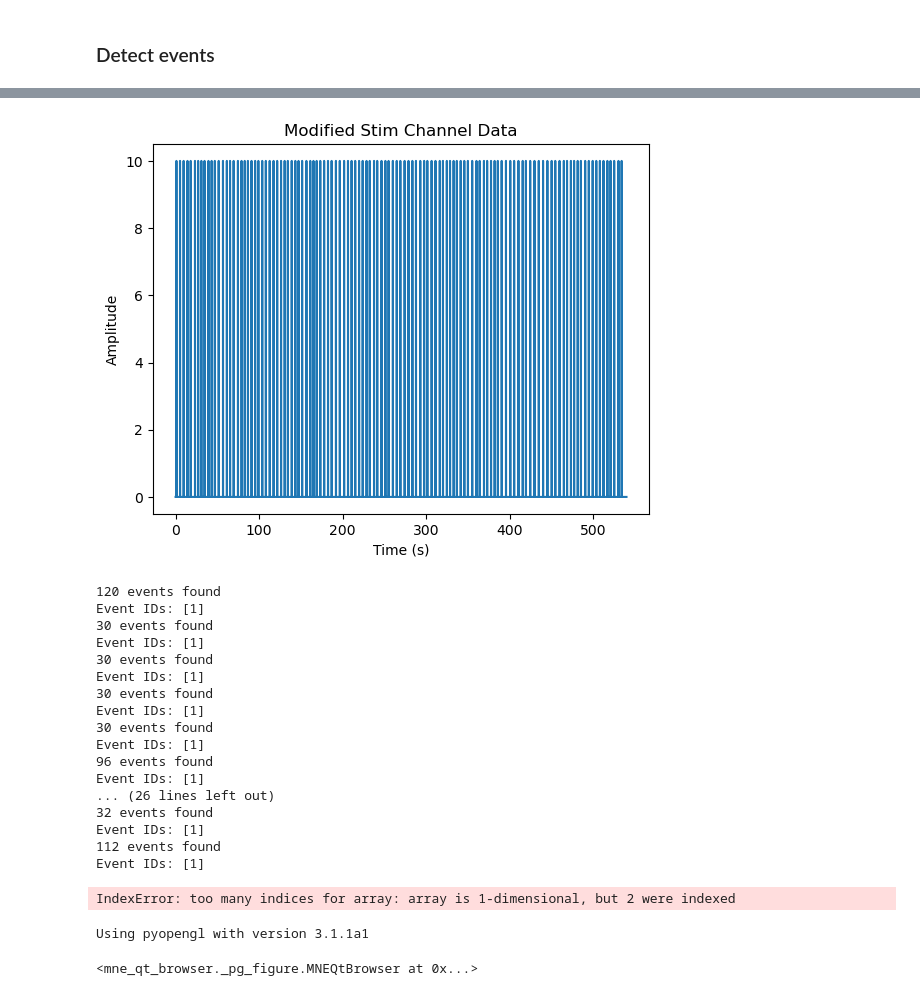
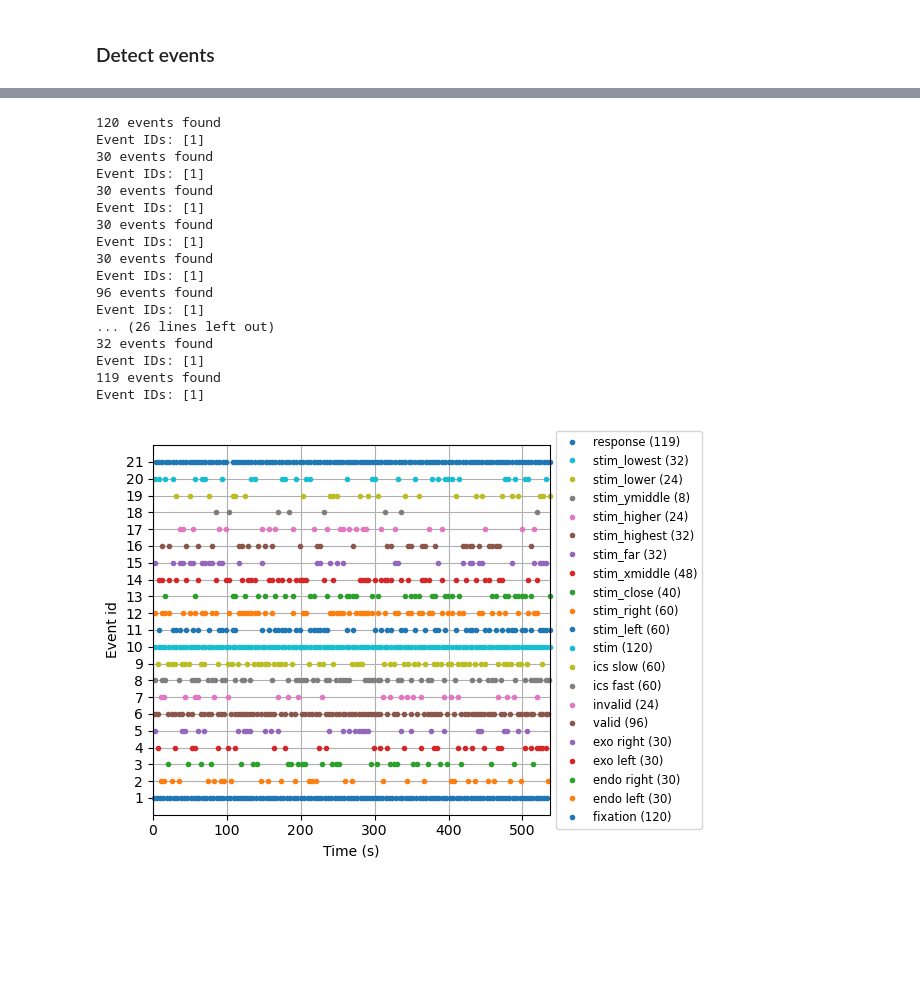
Before and after one commit to Shawnzty/tACS-Attention, a Jupyter notebook: processing/eeg_overview.ipynb, the cells around one changed output, grey strips where cells are left out. Cells and saved outputs as stored; diff of their text form; code cells hidden in the pictures; blank space fills up the shorter version.

Commit message:
update: detect events

```diff
--- a/processing/eeg_overview.ipynb
+++ b/processing/eeg_overview.ipynb
@@ -246,51 +194,36 @@ Event IDs: [10]
-# %%
-# Access the first element of modified_stim_data to get a 1D array
-modified_stim_data_1d = modified_stim_data[0, :]
-
-# Get the time vector
-times = np.arange(modified_stim_data_1d.shape[0]) / raw.info['sfreq']
-
-# Plot the modified stim channel
-plt.plot(times, modified_stim_data_1d)
-plt.xlabel('Time (s)')
-plt.ylabel('Amplitude')
-plt.title('Modified Stim Channel Data')
-plt.show()
-# %% [output]
-[figure, removed]
 # %%
 stim_channel_names = [ch_name for ch_name, ch_type in zip(ch_names, ch_types) if ch_type == 'stim']
-events = []
-for stim_channel_name in stim_channel_names:
+events = np.array([], dtype=int).reshape(0, 3)  # Create an empty events array with 3 columns
+
+for idx, stim_channel_name in enumerate(stim_channel_names):
     single_event = mne.find_events(raw, stim_channel=stim_channel_name, min_duration=1/raw.info['sfreq'])
-    events.append(single_event)
+
+    # Update the event id in single_event (the third column) to be idx + 1
+    single_event[:, 2] = idx + 1
+
+    # Concatenate single_event to the events array
+    events = np.vstack([events, single_event])
 
 event_dict = {stim_channel_name: idx + 1 for idx, stim_channel_name in enumerate(stim_channel_names)}
+
+fig = mne.viz.plot_events(events, event_id=event_dict, sfreq=raw.info['sfreq'],
+                          first_samp=raw.first_samp)
 # %% [output]
 120 events found
 Event IDs: [1]
 30 events found
 Event IDs: [1]
 30 events found
 Event IDs: [1]
 30 events found
 Event IDs: [1]
 30 events found
 Event IDs: [1]
 96 events found
 Event IDs: [1]
 ... (26 lines left out)
 32 events found
 Event IDs: [1]
-112 events found
+119 events found
 Event IDs: [1]
+[figure, added]
-# %%
-fig = mne.viz.plot_events(events, event_id=event_dict, sfreq=raw.info['sfreq'],
-                          first_samp=raw.first_samp)
-# %% [output]
-IndexError: too many indices for array: array is 1-dimensional, but 2 were indexed
-# %%
-raw.plot()
-# %% [output]
-Using pyopengl with version 3.1.1a1
-<mne_qt_browser._pg_figure.MNEQtBrowser at 0x...>
```
Also changed, not shown: parts of 6 cells of this notebook.
